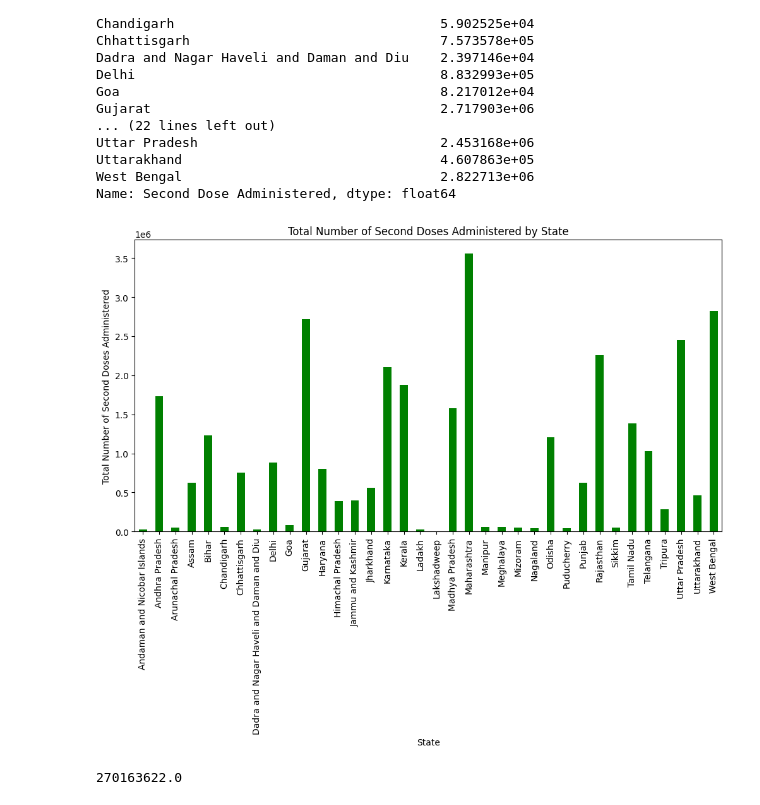
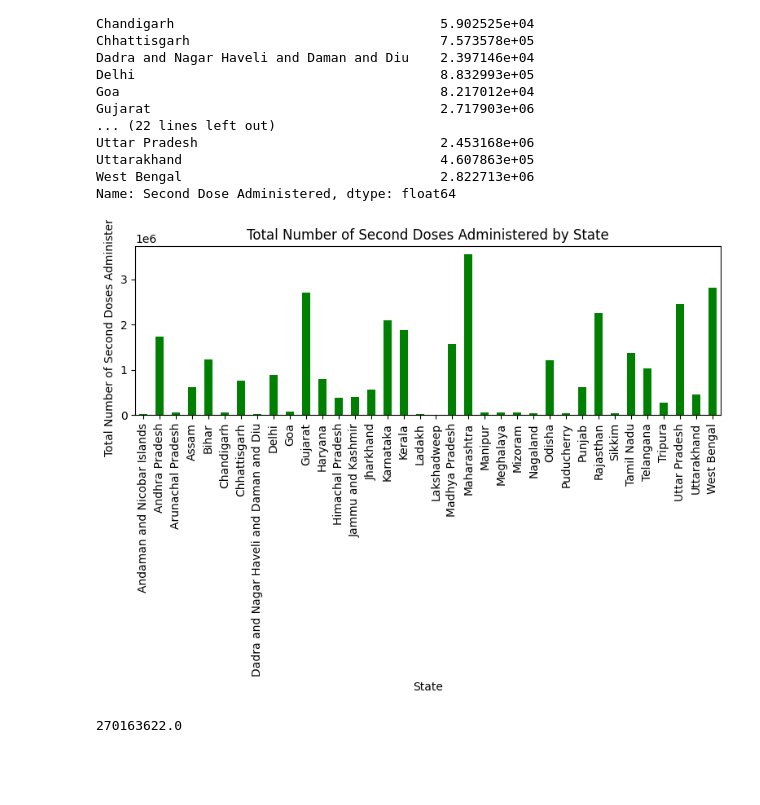
Before and after one commit to sahil3241/Covid-Analysis, a Jupyter notebook: a4.ipynb, the cells around one changed output. Drawn from its saved outputs; the diff is of its cells as text; code cells hidden in the pictures; blank space fills up the shorter version.

```diff
--- a/a4.ipynb
+++ b/a4.ipynb
@@ -111,15 +110,16 @@ Uttarakhand                                 4.607863e+05
 West Bengal                                 2.822713e+06
 Name: Second Dose Administered, dtype: float64
 # %%
-plt.figure(figsize=(12, 6))
+plt.figure(figsize=(8, 6))
 state_groupby1.plot(kind='bar', color='green')  # Using a different color for second dose
 plt.title('Total Number of Second Doses Administered by State')
 plt.xlabel('State')
 plt.ylabel('Total Number of Second Doses Administered')
 plt.xticks(rotation=90)
+plt.tight_layout()
 plt.show()
 # %% [output]
-[figure, old version]
+[figure, new version]
 # %%
 specific_date_str = '09/08/2021'
 
```
Also changed, not shown: parts of 5 cells of this notebook, 2 other files.
